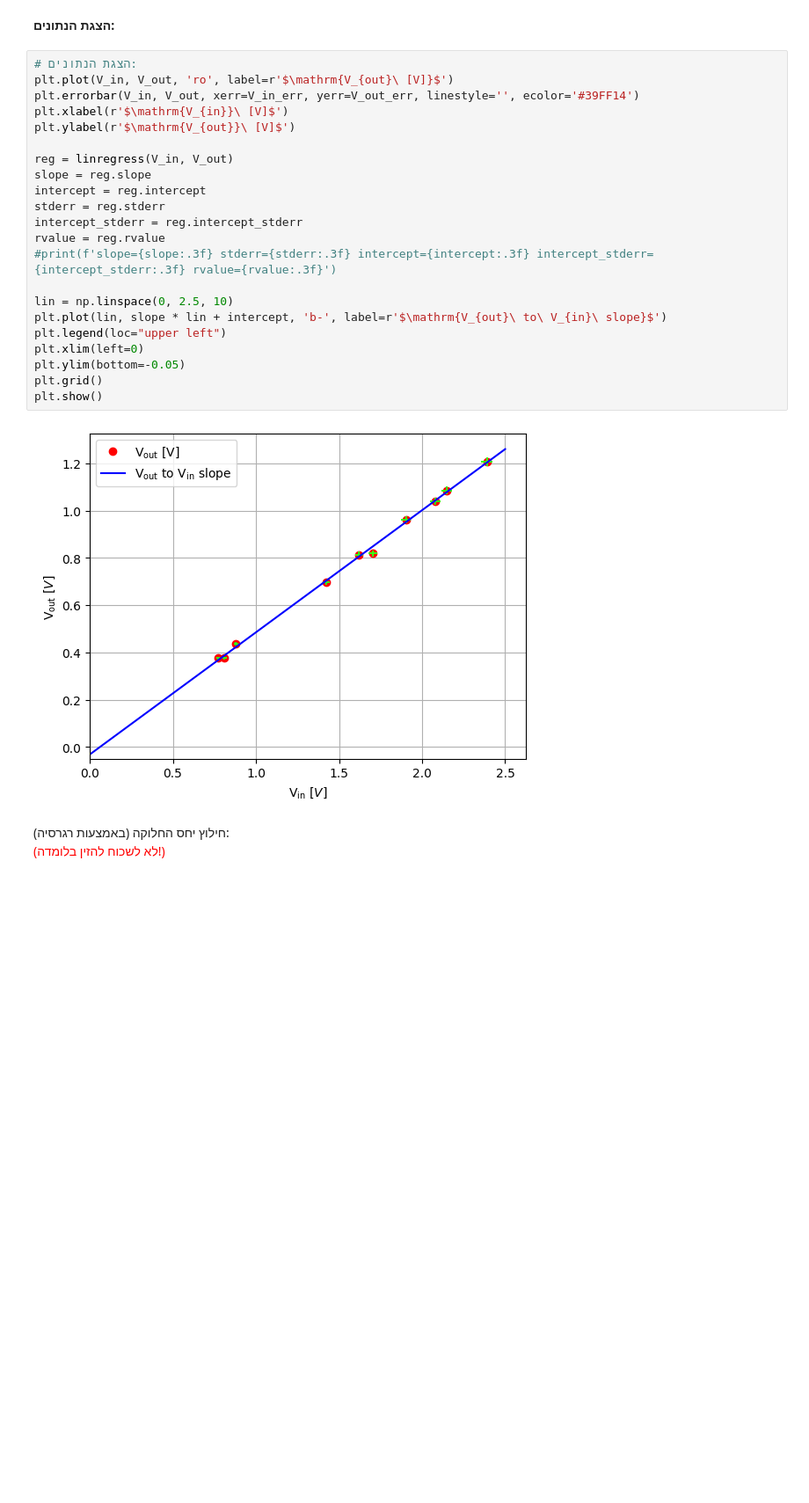
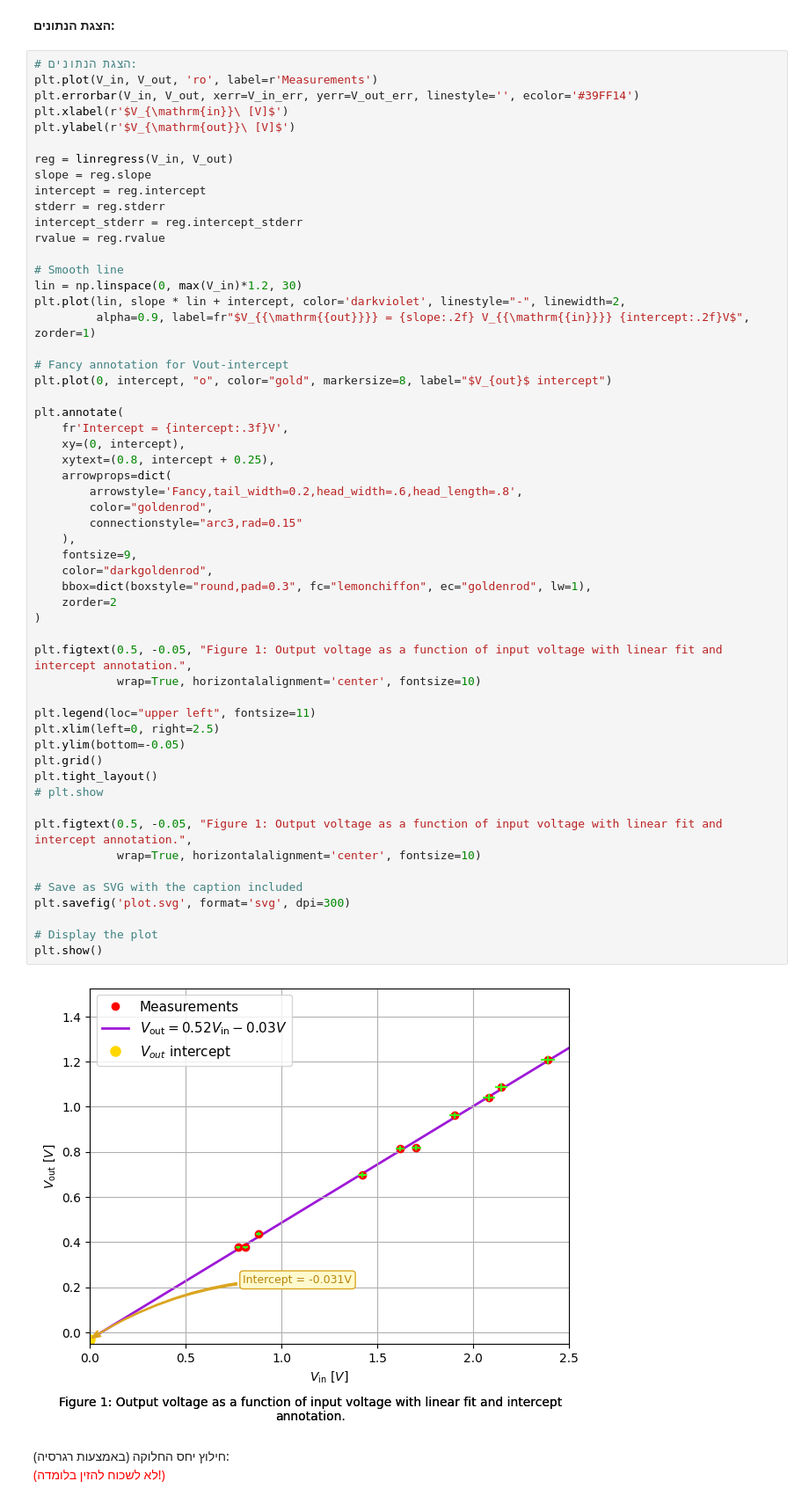
Before and after one commit to katzuv/studies, a Jupyter notebook: 2025S/Lab/03 DC.ipynb, the cells around one changed output. Shown: that part at 88% size. Drawn from its saved outputs; the diff is of its cells as text; blank space fills up the shorter version.

```diff
--- a/2025S/Lab/03 DC.ipynb
+++ b/2025S/Lab/03 DC.ipynb
@@ -60,28 +61,61 @@ V_out_err = .015 * V_out
 <b> הצגת הנתונים: </b> <br>
 # %%
 # הצגת הנתונים:
-plt.plot(V_in, V_out, 'ro', label=r'$\mathrm{V_{out}\ [V]}$')
+plt.plot(V_in, V_out, 'ro', label=r'Measurements')
 plt.errorbar(V_in, V_out, xerr=V_in_err, yerr=V_out_err, linestyle='', ecolor='#39FF14')
-plt.xlabel(r'$\mathrm{V_{in}}\ [V]$')
-plt.ylabel(r'$\mathrm{V_{out}}\ [V]$')
+plt.xlabel(r'$V_{\mathrm{in}}\ [V]$')
+plt.ylabel(r'$V_{\mathrm{out}}\ [V]$')
 
 reg = linregress(V_in, V_out)
 slope = reg.slope
 intercept = reg.intercept
 stderr = reg.stderr
 intercept_stderr = reg.intercept_stderr
 rvalue = reg.rvalue
-#print(f'slope={slope:.3f} stderr={stderr:.3f} intercept={intercept:.3f} intercept_stderr={intercept_stderr:.3f} rvalue={rvalue:.3f}')
 
-lin = np.linspace(0, 2.5, 10)
-plt.plot(lin, slope * lin + intercept, 'b-', label=r'$\mathrm{V_{out}\ to\ V_{in}\ slope}$')
-plt.legend(loc="upper left")
-plt.xlim(left=0)
+# Smooth line
+lin = np.linspace(0, max(V_in)*1.2, 30)
+plt.plot(lin, slope * lin + intercept, color='darkviolet', linestyle="-", linewidth=2,
+         alpha=0.9, label=fr"$V_{{\mathrm{{out}}}} = {slope:.2f} V_{{\mathrm{{in}}}} {intercept:.2f}V$", zorder=1)
+
+# Fancy annotation for Vout-intercept
+plt.plot(0, intercept, "o", color="gold", markersize=8, label="$V_{out}$ intercept")
+
+plt.annotate(
+    fr'Intercept = {intercept:.3f}V',
+    xy=(0, intercept),
+    xytext=(0.8, intercept + 0.25),
+    arrowprops=dict(
+        arrowstyle='Fancy,tail_width=0.2,head_width=.6,head_length=.8',
+        color="goldenrod",
+        connectionstyle="arc3,rad=0.15"
+    ),
+    fontsize=9,
+    color="darkgoldenrod",
+    bbox=dict(boxstyle="round,pad=0.3", fc="lemonchiffon", ec="goldenrod", lw=1),
+    zorder=2
+)
+
+plt.figtext(0.5, -0.05, "Figure 1: Output voltage as a function of input voltage with linear fit and intercept annotation.",
+            wrap=True, horizontalalignment='center', fontsize=10)
+
+plt.legend(loc="upper left", fontsize=11)
+plt.xlim(left=0, right=2.5)
 plt.ylim(bottom=-0.05)
 plt.grid()
+plt.tight_layout()
+# plt.show
+
+plt.figtext(0.5, -0.05, "Figure 1: Output voltage as a function of input voltage with linear fit and intercept annotation.",
+            wrap=True, horizontalalignment='center', fontsize=10)
+
+# Save as SVG with the caption included
+plt.savefig('plot.svg', format='svg', dpi=300)
+
+# Display the plot
 plt.show()
 # %% [output]
-[figure, old version]
+[figure, new version]
 # %% [markdown]
 <div dir=rtl>
 חילוץ יחס החלוקה (באמצעות רגרסיה): <br>
```
Also changed, not shown: parts of 14 cells of this notebook.
